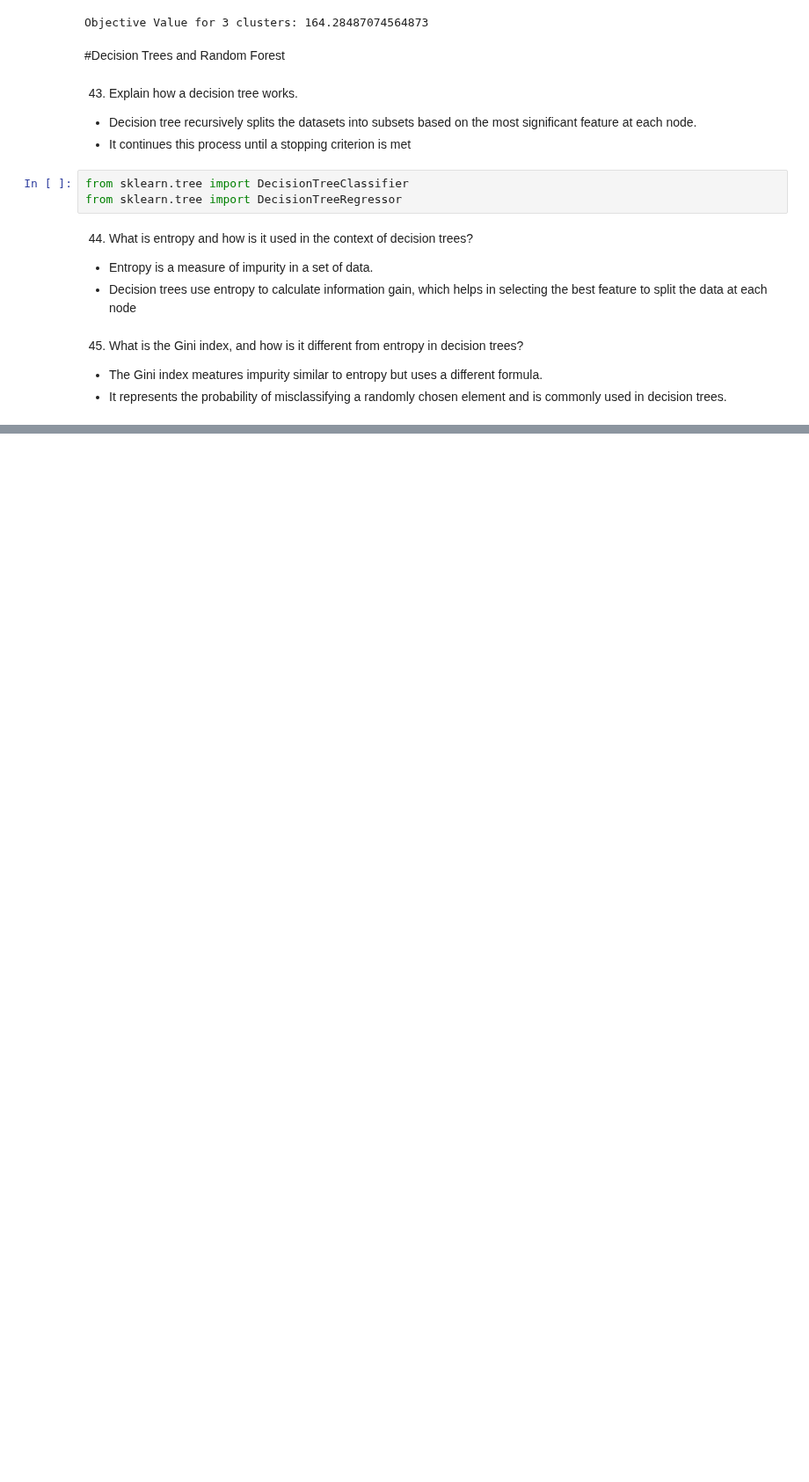
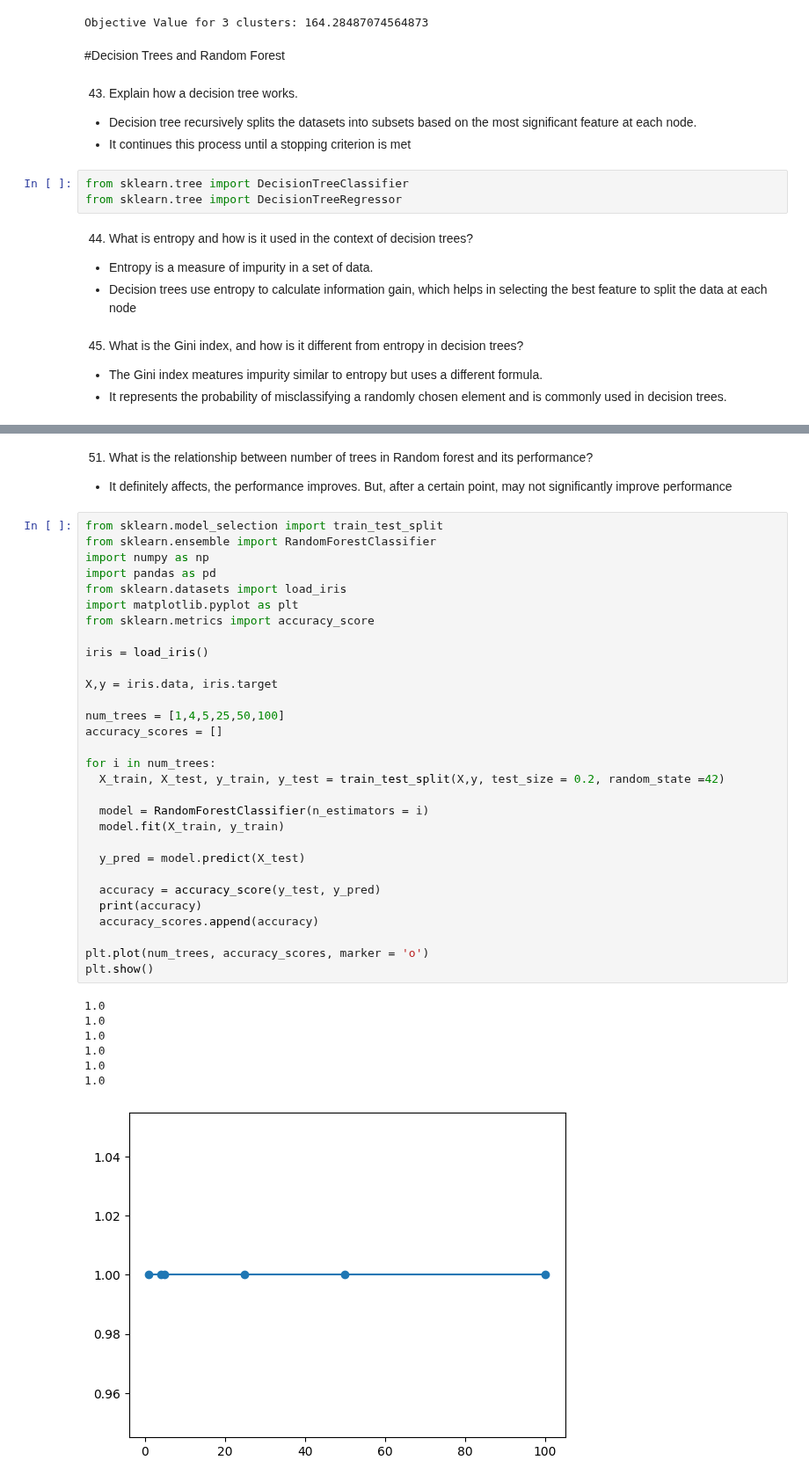
Before and after one commit to MrSimple07/MachineLearning_Practice, a Jupyter notebook: ML_Interview.ipynb, the cells around one changed output, grey strips where cells are left out. Shown at 88% size. Cells and saved outputs as stored; diff of their text form; blank space fills up the shorter version.

```diff
--- a/ML_Interview.ipynb
+++ b/ML_Interview.ipynb
@@ -1051,0 +1132,41 @@ from sklearn.tree import DecisionTreeRegressor
+# %% [markdown]
+51. What is the relationship between number of trees in Random forest and its performance?
+- It definitely affects, the performance improves. But, after a certain point, may not significantly improve performance
+# %%
+from sklearn.model_selection import train_test_split
+from sklearn.ensemble import RandomForestClassifier
+import numpy as np
+import pandas as pd
+from sklearn.datasets import load_iris
+import matplotlib.pyplot as plt
+from sklearn.metrics import accuracy_score
+
+iris = load_iris()
+
+X,y = iris.data, iris.target
+
+num_trees = [1,4,5,25,50,100]
+accuracy_scores = []
+
+for i in num_trees:
+  X_train, X_test, y_train, y_test = train_test_split(X,y, test_size = 0.2, random_state =42)
+
+  model = RandomForestClassifier(n_estimators = i)
+  model.fit(X_train, y_train)
+
+  y_pred = model.predict(X_test)
+
+  accuracy = accuracy_score(y_test, y_pred)
+  print(accuracy)
+  accuracy_scores.append(accuracy)
+
+plt.plot(num_trees, accuracy_scores, marker = 'o')
+plt.show()
+# %% [output]
+1.0
+1.0
+1.0
+1.0
+1.0
+1.0
+[figure, added]
```
Also changed, not shown: parts of 11 cells of this notebook.
